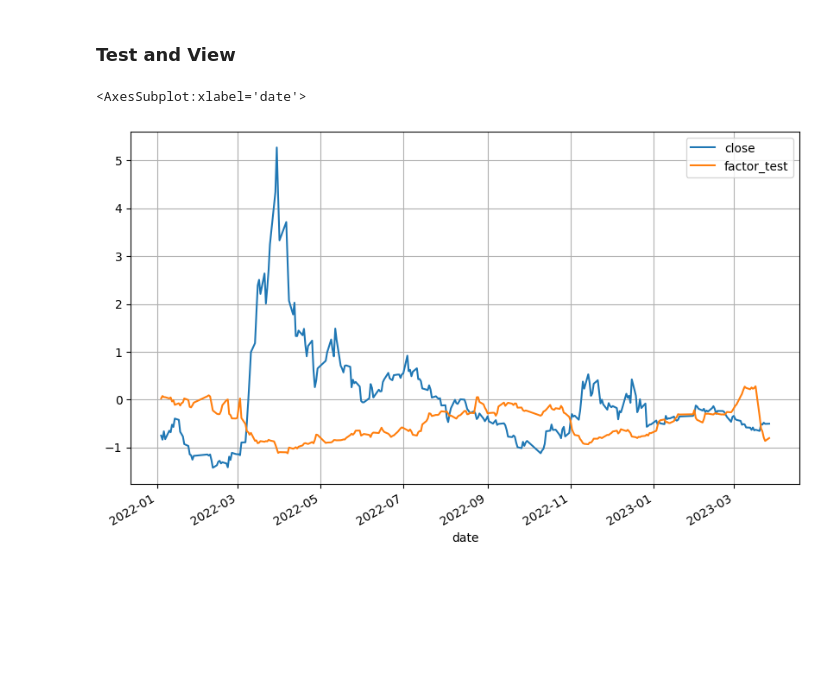
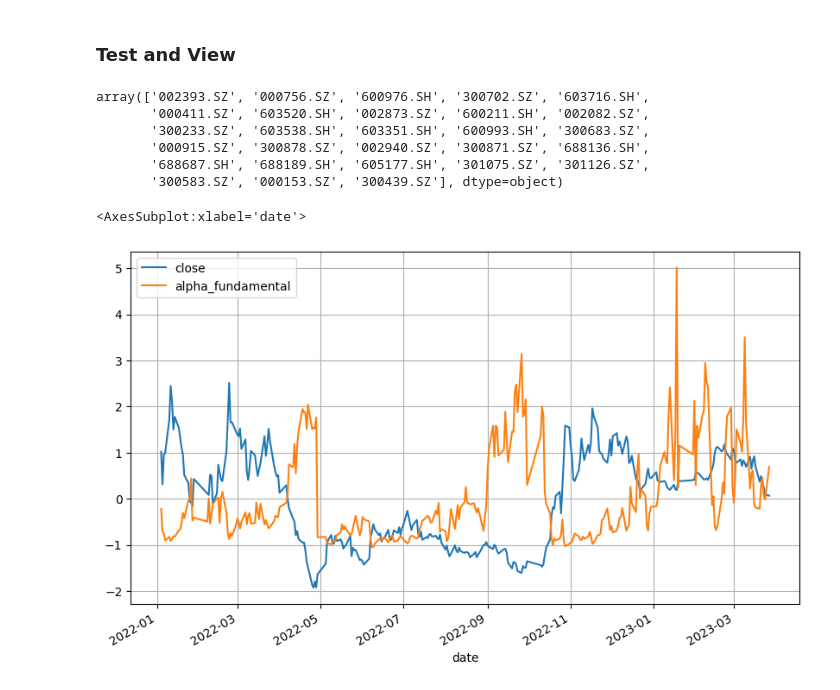
Before and after one commit to JiaRuiming-1/AI-Trading, a Jupyter notebook: P7_Backtesting/Factor_Process.ipynb, the cells around one changed output. Saved outputs shown, nothing was run; the diff lists cells and outputs as text; code cells hidden in the pictures; blank space fills up the shorter version.

```diff
--- a/P7_Backtesting/Factor_Process.ipynb
+++ b/P7_Backtesting/Factor_Process.ipynb
@@ -209,8 +209,5 @@ universe['alpha_cci'] = np.where(universe['cci_6']>200, (universe['cci_6']-200)/
 # %% [markdown]
 ### KAMA Factors
-# %%
-universe['close_2_kama'] = \
-    np.where(universe['close_2_kama'].isnull()==True,universe['close_5_sma'], universe['close_2_kama'])
 # %%
 # add KAMA alpha factor
 def KAMA_filter(df):
@@ -218,10 +215,13 @@ def KAMA_filter(df):
     all_df = pd.DataFrame()
     for ts_code in tqdm(unique_stocks, desc='kama filter'):
         tmp = df.loc[df.ts_code == ts_code]
-        tmp['kama_filter'] = tmp['close_2_kama'].rolling(window=20).std().fillna(method='bfill')
-        tmp['kama_prior'] = tmp['close_2_kama'].shift(5).fillna(method='bfill')
-        #tmp['alpha_kama'] = (tmp['close_2_kama'] - tmp['kama_prior'] - tmp['kama_filter'])+ (tmp['close_10_kama_2_30'] - tmp['close_10_kama_5_30'])
-        tmp['alpha_kama'] = tmp['close_2_kama'] - tmp['kama_prior'] - tmp['kama_filter']
+        tmp['kama_filter'] = tmp['close_10_kama_2_30'].rolling(window=20).std().fillna(method='bfill')
+        tmp['kama_prior_1'] = tmp['close_10_kama_2_30'].shift(1).fillna(method='bfill')
+        #tmp['kama_prior_2'] = tmp['close_10_kama_2_30'].shift(2).fillna(method='bfill')
+        tmp['kama_prior_2'] = tmp['close_10_kama_5_30']
+        tmp['alpha_kama'] = (tmp['close_10_kama_2_30'] - tmp['kama_prior_1']) \
+                            + (tmp['kama_prior_1'] - tmp['kama_prior_2']) - tmp['kama_filter']
+        tmp['alpha_kama'] = tmp['alpha_kama']/ tmp['close_10_kama_2_30']
         all_df = all_df.append(tmp[['ts_code','trade_date','alpha_kama']], ignore_index=True)
     df = df.merge(all_df, on=['ts_code','trade_date'], how='left')
     df['date'] = pd.to_datetime(df['trade_date'],format='%Y%m%d')
@@ -249,7 +249,7 @@ class WinnerAndLoser(pd.DataFrame):
     """
         Winner and Loser Factor Constructor
     """
-    def __init__(self,data, win_length=20):
+    def __init__(self,data, win_length=15):
         super(WinnerAndLoser, self).__init__(data)
         self.df = self
         self.win_lenth = win_length
@@ -342,8 +342,8 @@ def alpha_fundamental(df):
     all_df = pd.DataFrame()
     for ts_code in tqdm(df.ts_code.unique(), desc='fundamental factor'):
         tmp = df.loc[df.ts_code==ts_code]
-        tmp['alpha_fundamental'] = (1+(tmp['p_change_max']+tmp['p_change_min'])/200) * tmp['dt_eps'] \
-                                / (tmp['close_5_sma'] * tmp['turnover_rate_5_sma'])
+        tmp['alpha_fundamental'] = (1 + tmp['dt_eps_yoy']/200) * tmp['revenue_ps'] \
+                                / (tmp['close'] * tmp['turnover_rate'])
         all_df = all_df.append(tmp, ignore_index=True)
 
     df = df.merge(all_df[['ts_code','trade_date','alpha_fundamental']], on=['ts_code','trade_date'], how='left')
@@ -443,15 +428,24 @@ for code in ts_codes:
     tmp[['close','alpha_cci']] = tmp[['close','alpha_cci']].apply(zscore).fillna(method='bfill')
     tmp[['close', 'factor_test']].plot(grid=True, title=code)
 check_df
+# %%
+universe.ts_code.unique()
+# %% [output]
+array(['002393.SZ', '000756.SZ', '600976.SH', '300702.SZ', '603716.SH',
+       '000411.SZ', '603520.SH', '002873.SZ', '600211.SH', '002082.SZ',
+       '300233.SZ', '603538.SH', '603351.SH', '600993.SH', '300683.SZ',
+       '000915.SZ', '300878.SZ', '002940.SZ', '300871.SZ', '688136.SH',
+       '688687.SH', '688189.SH', '605177.SH', '301075.SZ', '301126.SZ',
+       '300583.SZ', '000153.SZ', '300439.SZ'], dtype=object)
 # %%
 # graph factor of one history line
 from scipy.stats import zscore
-tmp = test.loc[universe_raw.ts_code== '603538.SH']
+tmp = universe.loc[universe.ts_code== '002873.SZ']
 tmp = tmp.loc[(tmp['trade_date']>20220101) & (tmp['trade_date']<20230401) ]
-tmp[['close','cci_6']] = tmp[['close', 'cci_6']].apply(zscore).fillna(method='bfill')
-#tmp['close'] = tmp['close'] -12
-tmp[['close', 'factor_test']].plot(grid=True)
+tmp[['close','alpha_fundamental']] = tmp[['close', 'alpha_fundamental']].apply(zscore).fillna(method='bfill')
+#tmp['close'] = tmp['close'].shift(-15)
+tmp[['close', 'alpha_fundamental']].plot(grid=True)
 #tmp[['vwma_5', 'turnover_rate']].plot(grid=True)
 # %% [output]
 <AxesSubplot:xlabel='date'>
-[figure, old version]
+[figure, new version]
```
Also changed, not shown: parts of 24 cells of this notebook, 1 other file.
